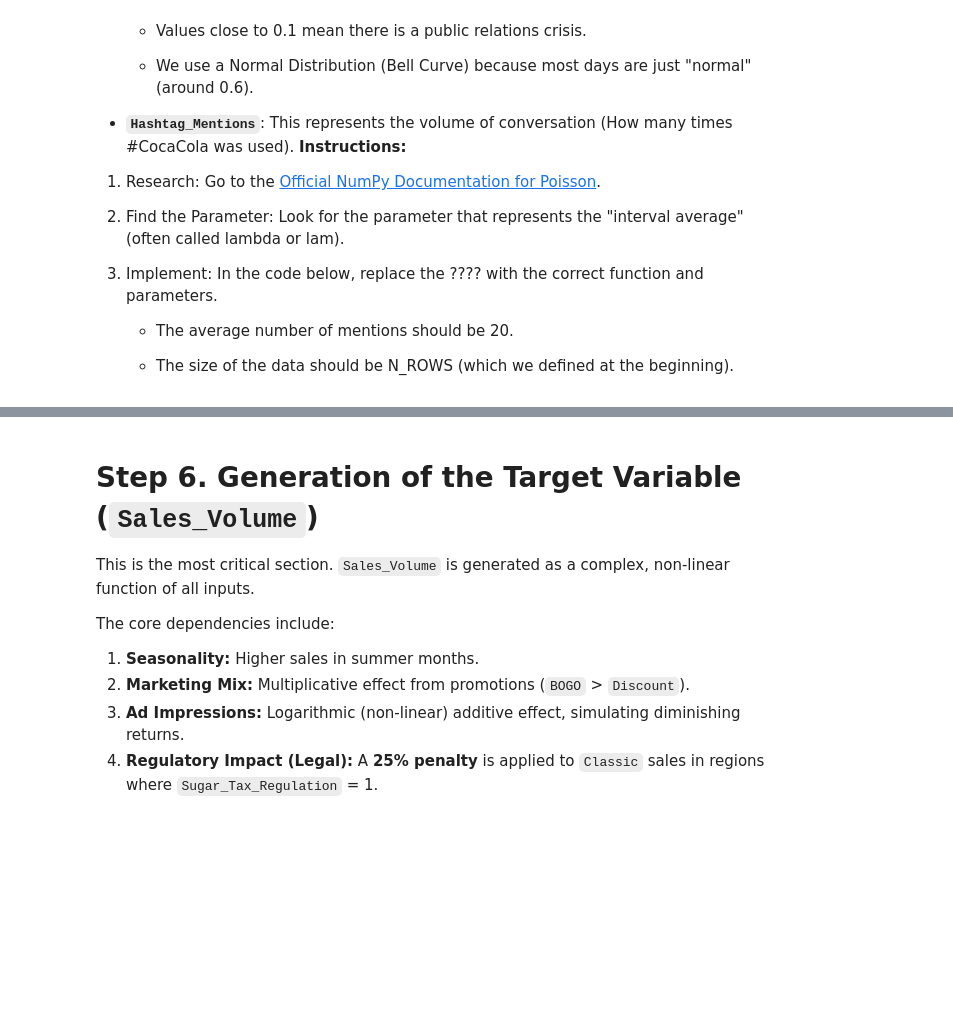
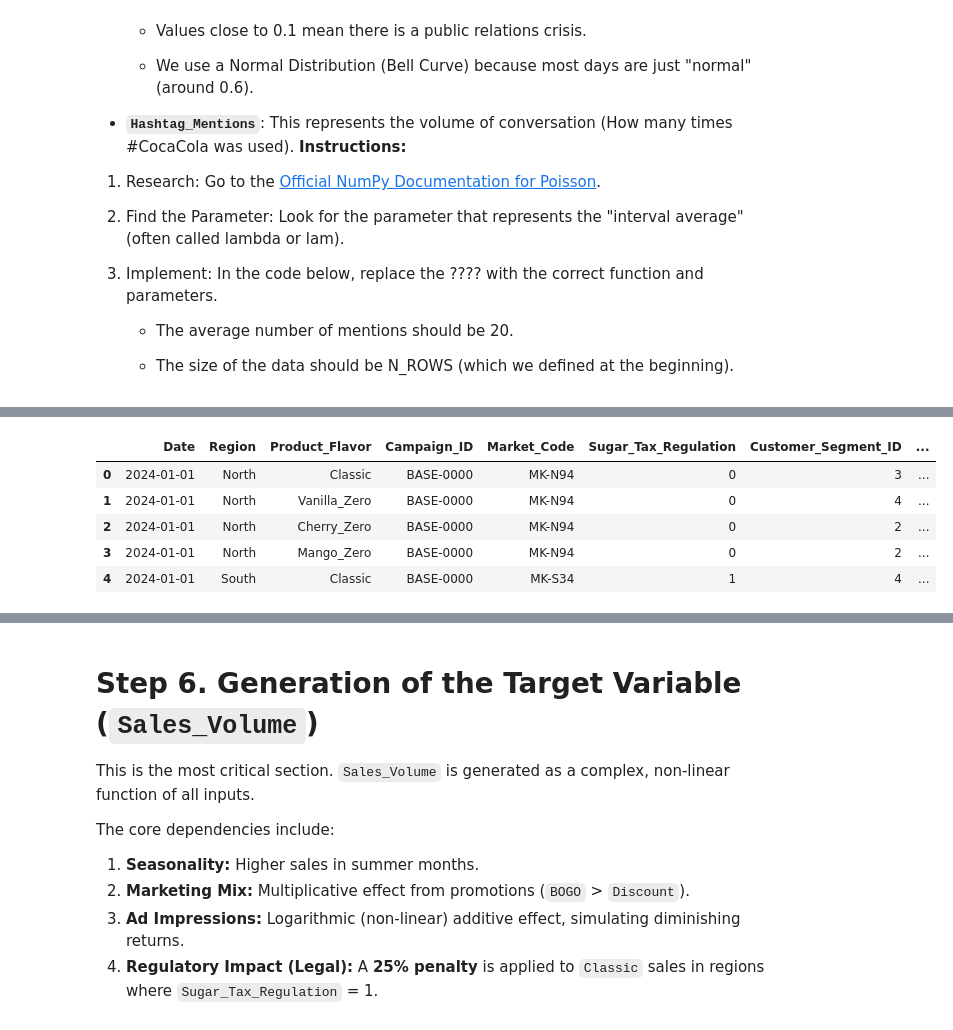
Before and after one commit to biswaskc57/marketing-trends-and-data-analysing, a Jupyter notebook: ch1_coca_cola_data_students.ipynb, the cells around one changed output, grey strips where cells are left out. Cells and saved outputs as stored; diff of their text form; code cells hidden in the pictures; blank space fills up the shorter version.

```diff
--- a/ch1_coca_cola_data_students.ipynb
+++ b/ch1_coca_cola_data_students.ipynb
@@ -445,0 +442,9 @@ Average mentions generated: 20.03
+# %%
+base_df.head()
+# %% [output]
+|  | Date | Region | Product_Flavor | Campaign_ID | Market_Code | Sugar_Tax_Regulation | Customer_Segment_ID | ... |
+| 0 | 2024-01-01 | North | Classic | BASE-0000 | MK-N94 | 0 | 3 | ... |
+| 1 | 2024-01-01 | North | Vanilla_Zero | BASE-0000 | MK-N94 | 0 | 4 | ... |
+| 2 | 2024-01-01 | North | Cherry_Zero | BASE-0000 | MK-N94 | 0 | 2 | ... |
+| 3 | 2024-01-01 | North | Mango_Zero | BASE-0000 | MK-N94 | 0 | 2 | ... |
+| 4 | 2024-01-01 | South | Classic | BASE-0000 | MK-S34 | 1 | 4 | ... |
```
Also changed, not shown: parts of 19 cells of this notebook.
